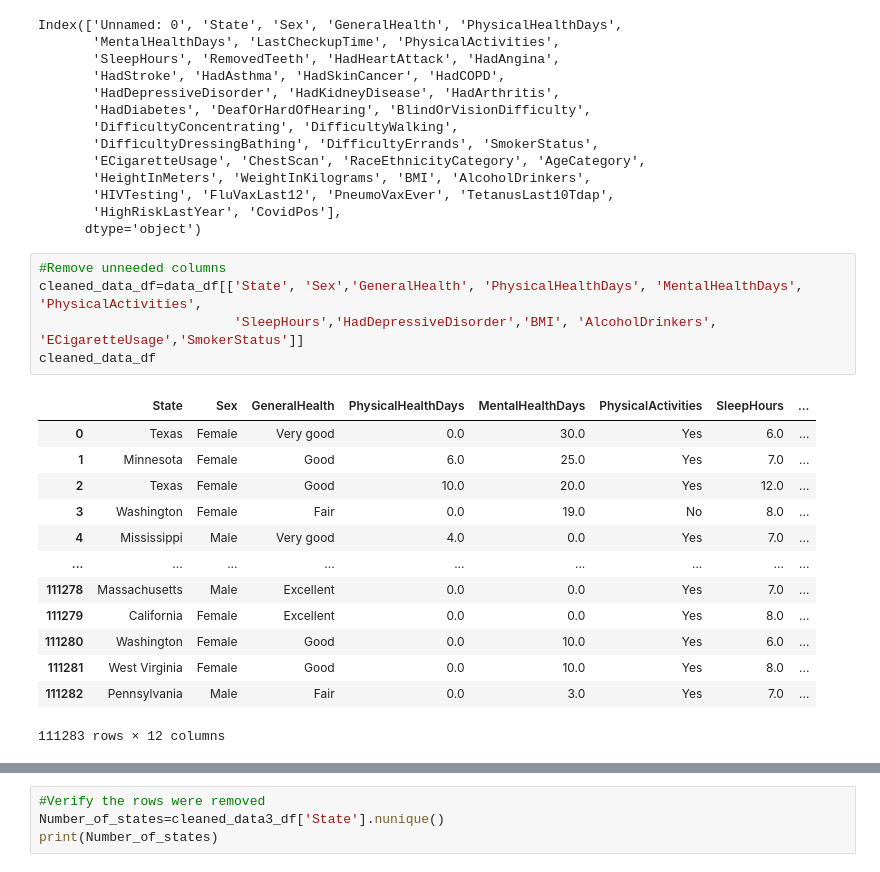
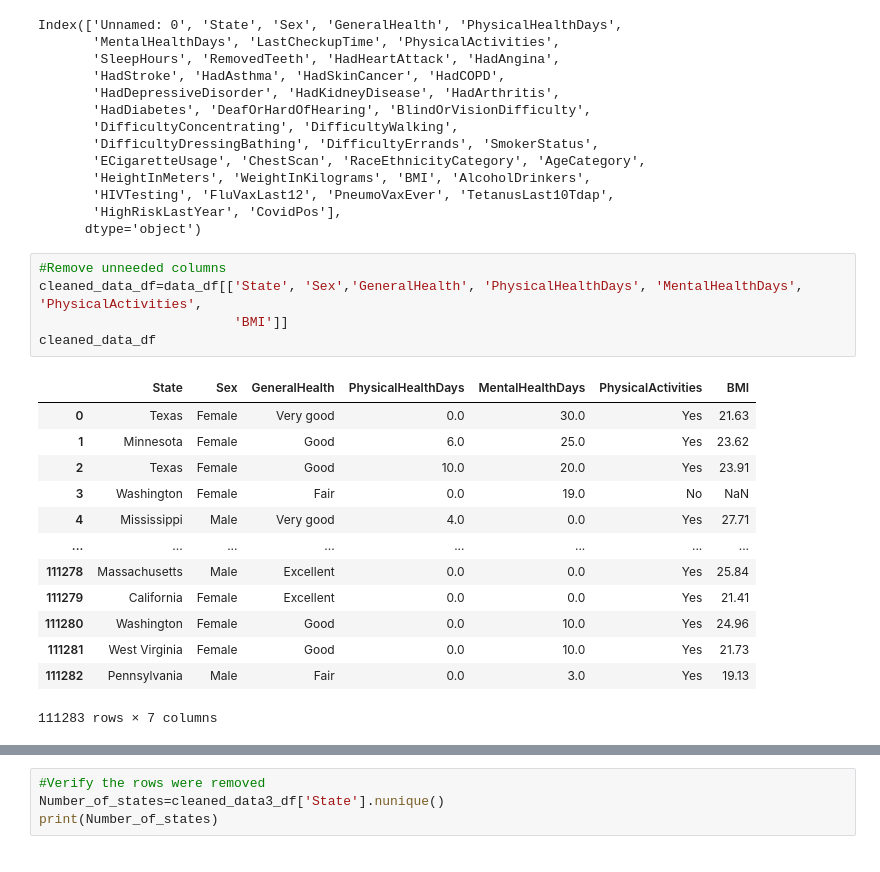
Before and after one commit to Jeff-Gielniak/Health-Correlation-Investigation-Python, a Jupyter notebook: Cleaned_data Q4 States.ipynb, the cells around one changed output, grey strips where cells are left out. Drawn from its saved outputs; the diff is of its cells as text.

```diff
--- a/Cleaned_data Q4 States.ipynb
+++ b/Cleaned_data Q4 States.ipynb
@@ -56,22 +50,22 @@ Index(['Unnamed: 0', 'State', 'Sex', 'GeneralHealth', 'PhysicalHealthDays',
 # %%
 #Remove unneeded columns
 cleaned_data_df=data_df[['State', 'Sex','GeneralHealth', 'PhysicalHealthDays', 'MentalHealthDays',	'PhysicalActivities',
-                         'SleepHours','HadDepressiveDisorder','BMI', 'AlcoholDrinkers', 'ECigaretteUsage','SmokerStatus']]
+                         'BMI']]
 cleaned_data_df
 # %% [output]
-|  | State | Sex | GeneralHealth | PhysicalHealthDays | MentalHealthDays | PhysicalActivities | SleepHours | ... |
-| 0 | Texas | Female | Very good | 0.0 | 30.0 | Yes | 6.0 | ... |
-| 1 | Minnesota | Female | Good | 6.0 | 25.0 | Yes | 7.0 | ... |
-| 2 | Texas | Female | Good | 10.0 | 20.0 | Yes | 12.0 | ... |
-| 3 | Washington | Female | Fair | 0.0 | 19.0 | No | 8.0 | ... |
-| 4 | Mississippi | Male | Very good | 4.0 | 0.0 | Yes | 7.0 | ... |
-| ... | ... | ... | ... | ... | ... | ... | ... | ... |
-| 111278 | Massachusetts | Male | Excellent | 0.0 | 0.0 | Yes | 7.0 | ... |
-| 111279 | California | Female | Excellent | 0.0 | 0.0 | Yes | 8.0 | ... |
-| 111280 | Washington | Female | Good | 0.0 | 10.0 | Yes | 6.0 | ... |
-| 111281 | West Virginia | Female | Good | 0.0 | 10.0 | Yes | 8.0 | ... |
-| 111282 | Pennsylvania | Male | Fair | 0.0 | 3.0 | Yes | 7.0 | ... |
+|  | State | Sex | GeneralHealth | PhysicalHealthDays | MentalHealthDays | PhysicalActivities | BMI |
+| 0 | Texas | Female | Very good | 0.0 | 30.0 | Yes | 21.63 |
+| 1 | Minnesota | Female | Good | 6.0 | 25.0 | Yes | 23.62 |
+| 2 | Texas | Female | Good | 10.0 | 20.0 | Yes | 23.91 |
+| 3 | Washington | Female | Fair | 0.0 | 19.0 | No | NaN |
+| 4 | Mississippi | Male | Very good | 4.0 | 0.0 | Yes | 27.71 |
+| ... | ... | ... | ... | ... | ... | ... | ... |
+| 111278 | Massachusetts | Male | Excellent | 0.0 | 0.0 | Yes | 25.84 |
+| 111279 | California | Female | Excellent | 0.0 | 0.0 | Yes | 21.41 |
+| 111280 | Washington | Female | Good | 0.0 | 10.0 | Yes | 24.96 |
+| 111281 | West Virginia | Female | Good | 0.0 | 10.0 | Yes | 21.73 |
+| 111282 | Pennsylvania | Male | Fair | 0.0 | 3.0 | Yes | 19.13 |
-111283 rows × 12 columns
+111283 rows × 7 columns
 # %%
 #Check for columns with 'Nan' values
 non_nan_counts = cleaned_data_df.count()
```
Also changed, not shown: parts of 15 cells of this notebook, 7 other files.
